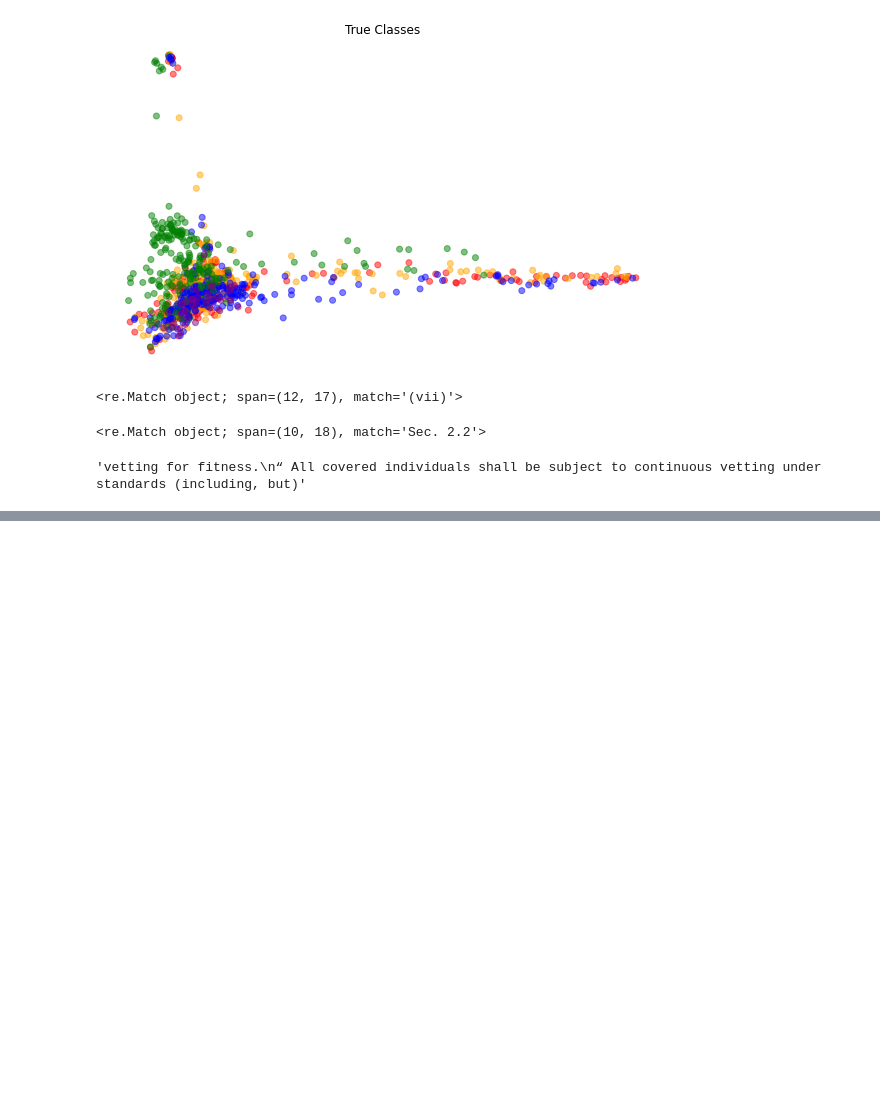
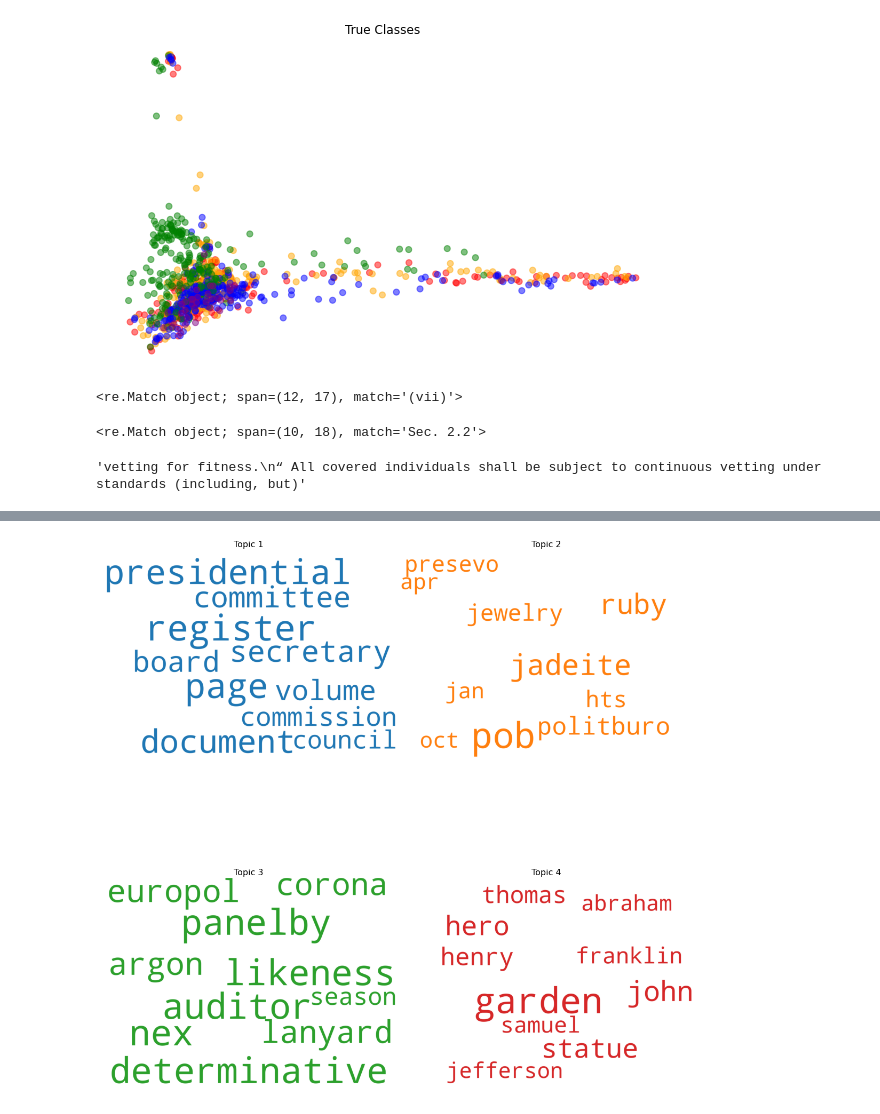
Before and after one commit to RobertoBarrosoLuque/Presidential-Rhetoric-NLP, a Jupyter notebook: exploratory_notebooks/final_proj_exploratory.ipynb, the cells around one changed output, grey strips where cells are left out. Cells and saved outputs as stored; diff of their text form; code cells hidden in the pictures; blank space fills up the shorter version.

Commit message:
topic modeling

```diff
--- a/exploratory_notebooks/final_proj_exploratory.ipynb
+++ b/exploratory_notebooks/final_proj_exploratory.ipynb
@@ -256,9 +261,13 @@ re.search(r'Sec. \d+(.\d)?', text)
 <re.Match object; span=(10, 18), match='Sec. 2.2'>
 # %%
 def clean_raw_text(text):
+    '''
+    Cleans executive order text by getting rid of section headings,
+    roman numeral and alphanumeric bulleting.
+    '''
     text = re.sub(r'\([xiv]+\)', '', text)
     text = re.sub(r'\([A-Za-z]\)', '', text)
-    text = re.sub(r'Sec. \d+(.\d)?', text)
+    text = re.sub(r'Sec. \d+(.\d)?', '', text)
     return text
 # %%
 re.sub(r'\([A-Za-z]\)', '', 'vetting for fitness.\n“(d) All covered individuals shall be subject to continuous vetting under standards (including, but)')
@@ -302,5 +276,7 @@ def clean_raw_text(raw_texts):
+# %%
+exec_orders['clean_text'] = exec_orders['order_text'].apply(lambda x: clean_raw_text(x))
 # %%
 
 #Apply our functions
-exec_orders['tokenized_text'] = exec_orders['order_text'].apply(lambda x: lucem_illud_2020.word_tokenize(x))
+exec_orders['tokenized_text'] = exec_orders['clean_text'].apply(lambda x: lucem_illud_2020.word_tokenize(x))
 exec_orders['normalized_tokens'] = exec_orders['tokenized_text'].apply(lambda x: lucem_illud_2020.normalizeTokens(x))
@@ -317,0 +305,11 @@ array(["\n\nTitle 3—\nThe President\n\nExecutive Order 13764 of January 17, 20
+# %%
+orders_docs = [doc for doc in exec_orders.clean_text.values]
+# clean docs and prepare for LDA
+clean_orders = PrepareText(orders_docs)
+# %%
+# Use TopicModels class to apply LDA use k = 4 initially
+lda_orders = LDA_barrosoluquer(clean_orders)
+lda_orders_6 = lda_orders.applyLDA(numtopics=4)
+lda_orders.generate_topic_wordcloud(lda_orders_6)
+# %% [output]
+[figure, added]
```
Also changed, not shown: parts of 22 cells of this notebook.
